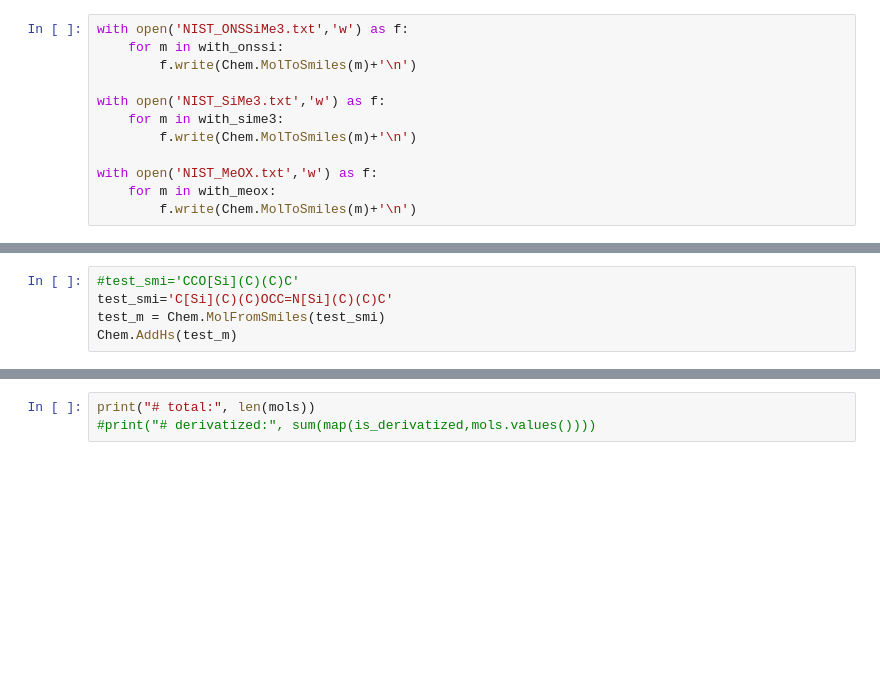
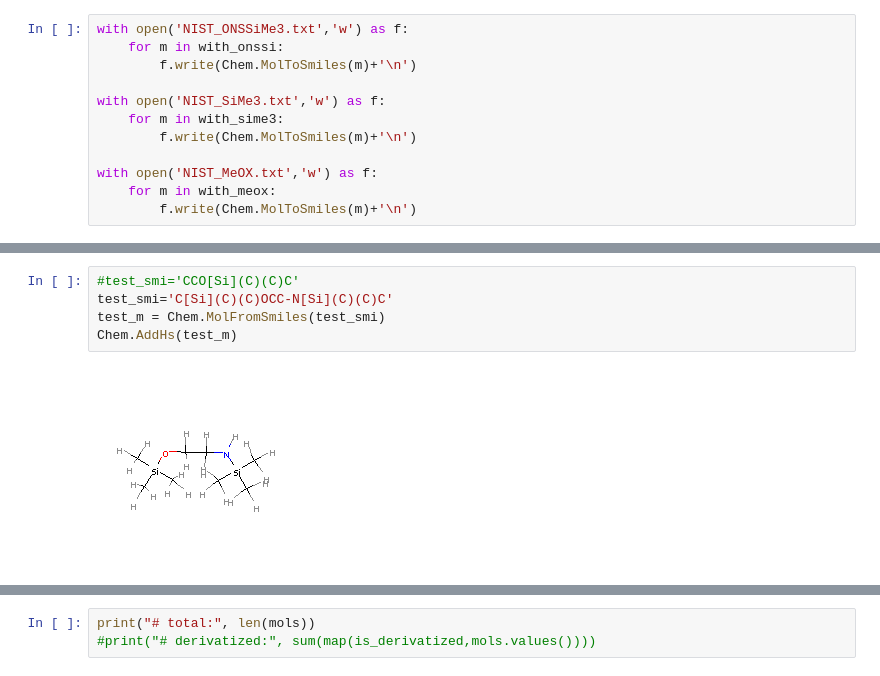
Before and after one commit to maximskorik/gc_derivatization, a Jupyter notebook: derivatization.ipynb, the cells around one changed output, grey strips where cells are left out. Saved outputs shown, nothing was run; the diff lists cells and outputs as text; blank space fills up the shorter version.

```diff
--- a/derivatization.ipynb
+++ b/derivatization.ipynb
@@ -132,9 +148,11 @@ def add_derivatization_groups(m):
     return em
 # %%
 #test_smi='CCO[Si](C)(C)C'
-test_smi='C[Si](C)(C)OCC=N[Si](C)(C)C'
+test_smi='C[Si](C)(C)OCC-N[Si](C)(C)C'
 test_m = Chem.MolFromSmiles(test_smi)
 Chem.AddHs(test_m)
+# %% [output]
+[figure, added]
 # %%
 test_n = remove_derivatization_groups(test_m)
 Chem.AddHs(test_n)
```
Also changed, not shown: parts of 13 cells of this notebook.
